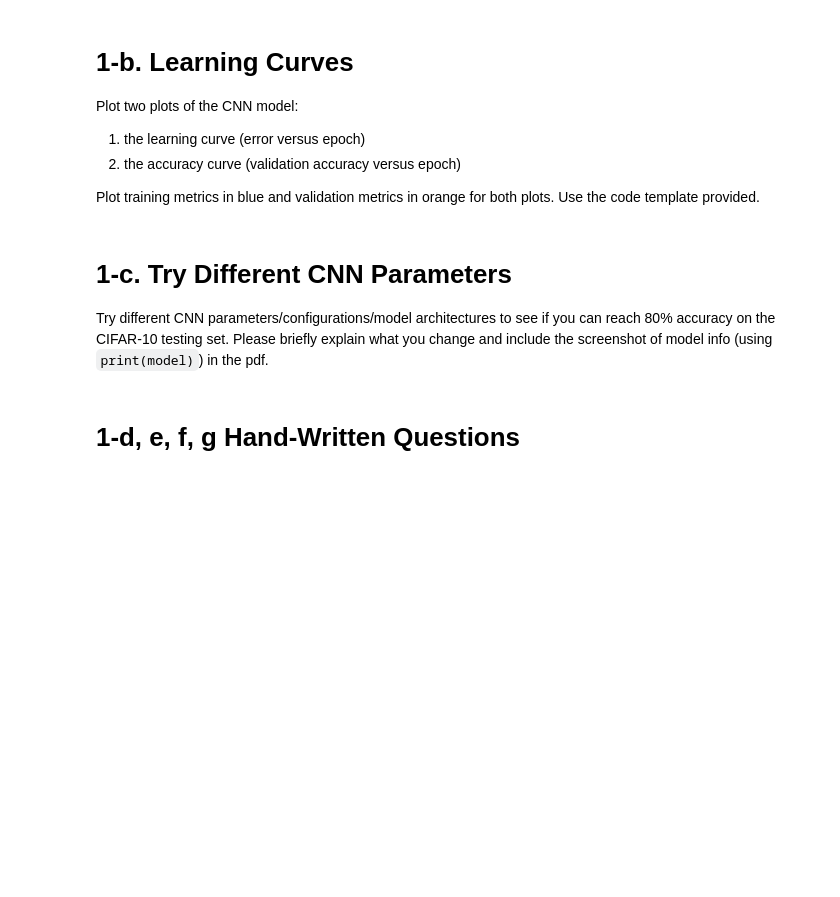
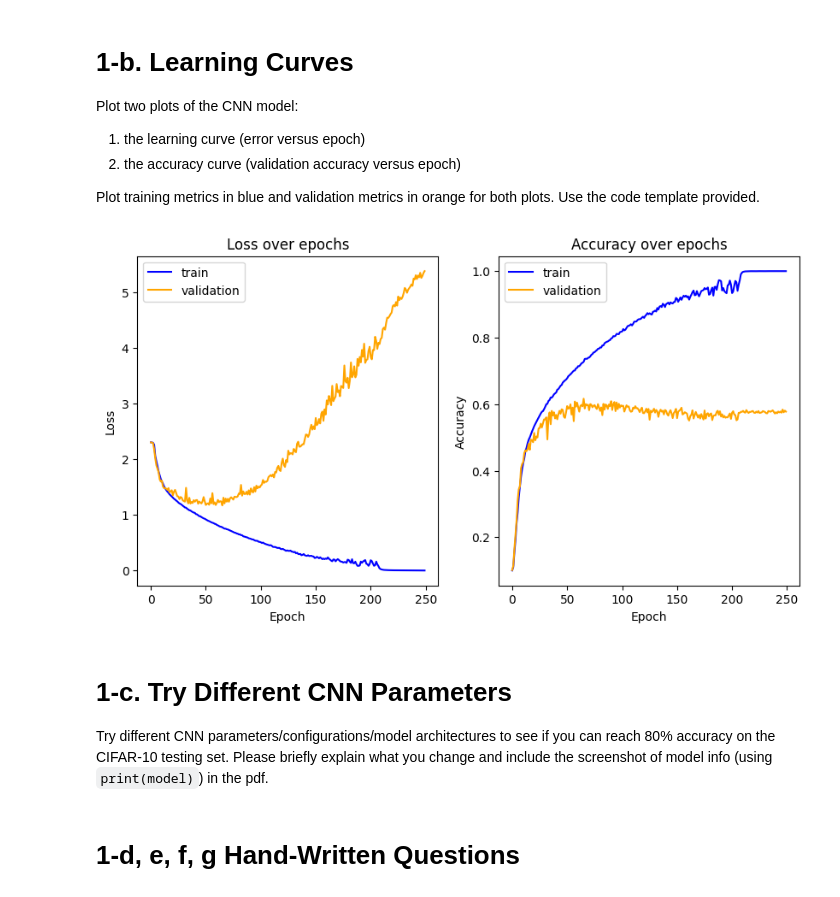
Before and after one commit to rishabhlgoenka/EE443, a Jupyter notebook: HW2/ee443_hw2_p1-1.ipynb, the cells around one changed output. Cells and saved outputs as stored; diff of their text form; code cells hidden in the pictures; blank space fills up the shorter version.

```diff
--- a/HW2/ee443_hw2_p1-1.ipynb
+++ b/HW2/ee443_hw2_p1-1.ipynb
@@ -235,7 +303,8 @@ def trainer(train_loader, valid_loader, model, config, device):
 
     for epoch in range(n_epochs):
         model.train() # Set your model to train mode.
-        loss_record = []
+        train_loss_record = []
+        train_acc_record = []
 
         # tqdm is a package to visualize your training progress.
         train_pbar = tqdm(train_loader, position=0, leave=True)
@@ -243,22 +312,25 @@ def trainer(train_loader, valid_loader, model, config, device):
         for x, y in train_pbar:
             optimizer.zero_grad()               # Set gradient to zero.
             x, y = x.to(device), y.to(device)   # Move your data to device.
+
             pred = model(x)
             loss = criterion(pred, y)
             loss.backward()                     # Compute gradient(backpropagation).
             optimizer.step()                    # Update parameters.
             step += 1
-            loss_record.append(loss.detach().item())
 
+            train_loss_record.append(loss.detach().item())
+            train_acc_record.append((pred.argmax(dim=1) == y).sum().item() / y.size(0))
             # Display current epoch number and loss on tqdm progress bar.
             train_pbar.set_description(f'Epoch [{epoch+1}/{n_epochs}]')
             train_pbar.set_postfix({'loss': loss.detach().item()})
 
-        mean_train_loss = sum(loss_record)/len(loss_record)
+        mean_train_loss = sum(train_loss_record)/len(train_loss_record)
+        mean_train_acc = sum(train_acc_record)/len(train_acc_record)
 
         model.eval() # Set your model to evaluation mode.
-        loss_record = []
-        val_accuracy = []
+        valid_loss_record = []
+        valid_acc_record = []
         for x, y in valid_loader:
             x, y = x.to(device), y.to(device)
             with torch.no_grad():
@@ -266,11 +338,17 @@ def trainer(train_loader, valid_loader, model, config, device):
                 loss = criterion(pred, y)
 
                 _, predicted = torch.max(pred.data, 1)
-                val_accuracy.append((predicted == y).sum().item() / predicted.size(0))
-            loss_record.append(loss.item())
-        print(sum(val_accuracy)/len(val_accuracy))
+                valid_acc_record.append((predicted == y).sum().item() / predicted.size(0))
+            valid_loss_record.append(loss.item())
+        mean_valid_acc = sum(valid_acc_record)/len(valid_acc_record)
+        mean_valid_loss = sum(valid_loss_record)/len(valid_loss_record)
 
-      return train_loss_epoch_history, train_acc_history, valid_loss_history, valid_acc_history
+        train_loss_epoch_history.append(mean_train_loss)
+        train_acc_history.append(mean_train_acc)
+        valid_loss_history.append(mean_valid_loss)
+        valid_acc_history.append(mean_valid_acc)
+
+    return train_loss_epoch_history, train_acc_history, valid_loss_history, valid_acc_history
 # %%
 config = { # do not modified
     'seed': 5201314,      # Your seed number, you can pick your lucky number. :)
@@ -330,38 +435,40 @@ Plot training metrics in blue and validation metrics in orange for both plots. U
 # TODO 1-b
 
 # extract training loss vector
-train_loss = ...
+train_loss = train_loss_epoch_history
 
 # extract validation loss vector
-valid_loss = ...
+valid_loss = valid_loss_history
 
 # extract training acc vector
-train_acc = ...
+train_acc = train_acc_history
 
 # extract validation acc vector
-valid_acc = ...
+valid_acc = valid_acc_history
 
 # create 1x2 subplots for loss on left, accuracy on right
 fig, axs = plt.subplots(1, 2, figsize=(10, 5))
 # plot train in blue, val in orange
 axs[0].plot(train_loss, label='train', color='blue')
 axs[0].plot(valid_loss, label='validation', color='orange')
 axs[0].set_title('Loss over epochs')
 axs[0].set_xlabel('Epoch')
 axs[0].set_ylabel('Loss')
 axs[0].legend()
 
 # plot train in blue, val in orange
 axs[1].plot(train_acc, label='train', color='blue')
 axs[1].plot(valid_acc, label='validation', color='orange')
 axs[1].set_title('Accuracy over epochs')
 axs[1].set_xlabel('Epoch')
 axs[1].set_ylabel('Accuracy')
 axs[1].legend()
 
 plt.show()
 
 # ENDS HERE
+# %% [output]
+[figure, added]
 # %% [markdown]
 # 1-c. Try Different CNN Parameters
 Try different CNN parameters/configurations/model architectures to see if you can reach 80\% accuracy on the CIFAR-10 testing set. Please briefly explain what you change and include the screenshot of model info (using `print(model)`) in the pdf.
```
Also changed, not shown: parts of 15 cells of this notebook, 1 other file.
